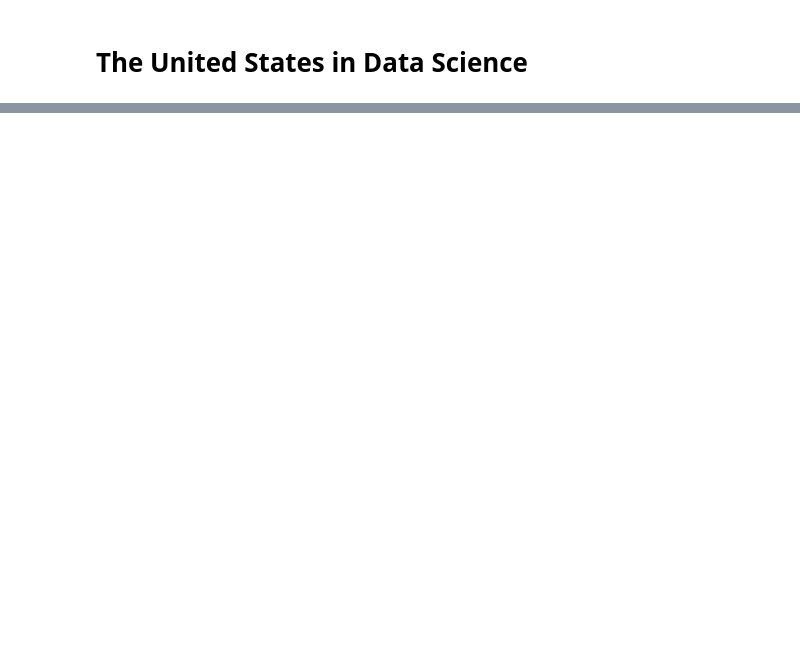
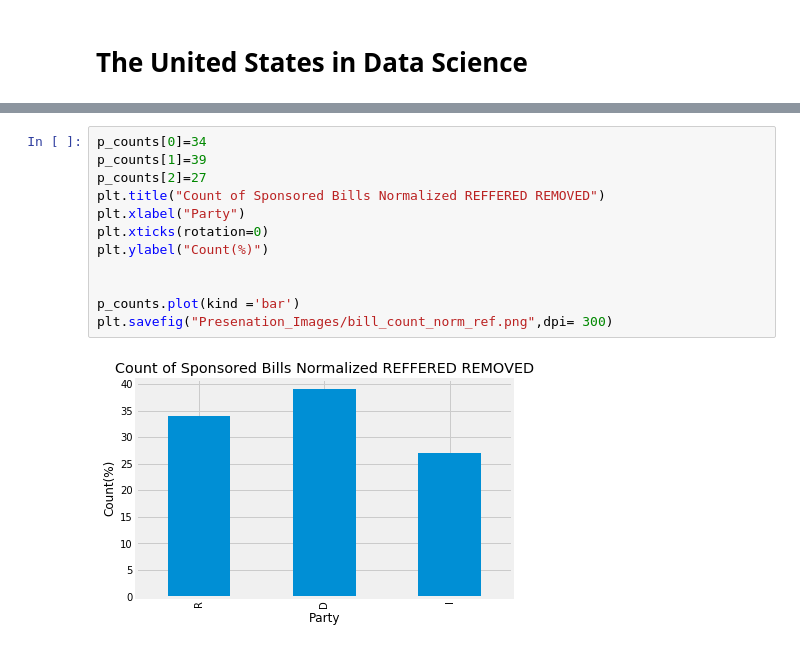
Before and after one commit to DomCritchlow/USA_in_Data, a Jupyter notebook: USA_DATA.ipynb, the cells around one changed output, grey strips where cells are left out. Saved outputs shown, nothing was run; the diff lists cells and outputs as text; blank space fills up the shorter version.

```diff
--- a/USA_DATA.ipynb
+++ b/USA_DATA.ipynb
@@ -154,0 +63,14 @@ kmeans
+# %%
+p_counts[0]=34
+p_counts[1]=39
+p_counts[2]=27
+plt.title("Count of Sponsored Bills Normalized REFFERED REMOVED")
+plt.xlabel("Party")
+plt.xticks(rotation=0)
+plt.ylabel("Count(%)")
+
+
+p_counts.plot(kind ='bar')
+plt.savefig("Presenation_Images/bill_count_norm_ref.png",dpi= 300)
+# %% [output]
+[figure, added]
```
Also changed, not shown: parts of 34 cells of this notebook.
